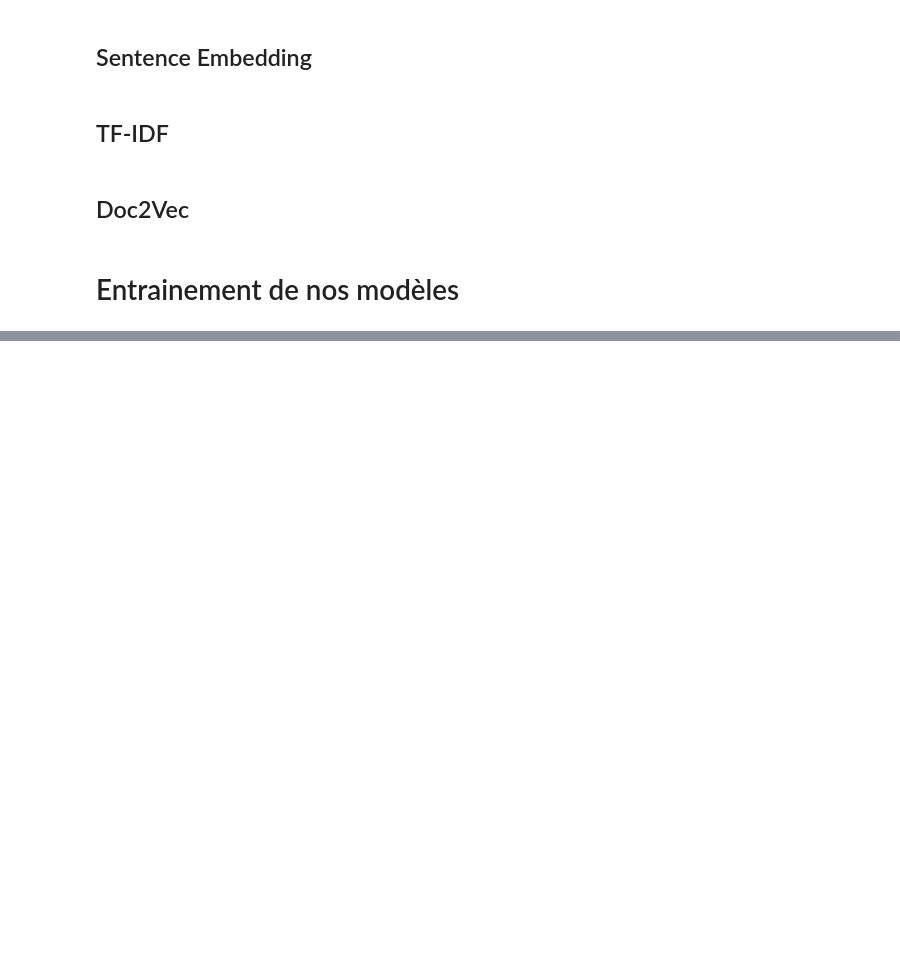
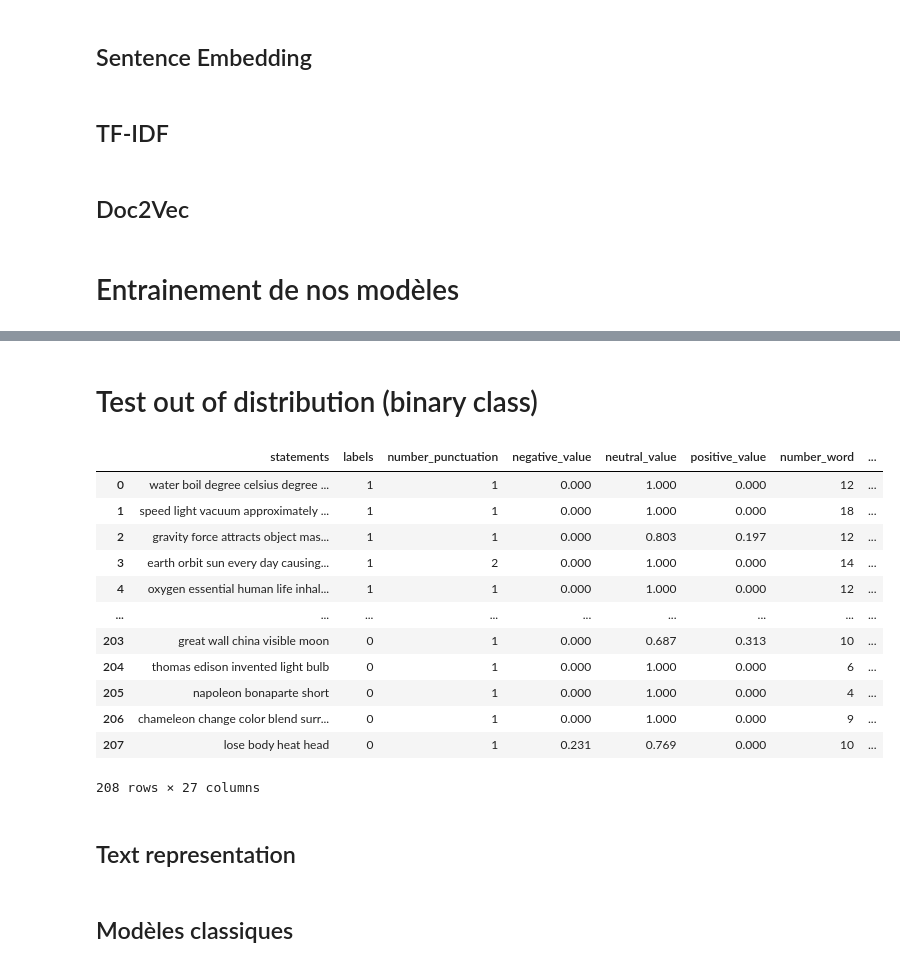
Before and after one commit to YanisPerrin/IFT-714-NLP-, a Jupyter notebook: src/Projet_final.ipynb, the cells around one changed output, grey strips where cells are left out. Drawn from its saved outputs; the diff is of its cells as text; code cells hidden in the pictures; blank space fills up the shorter version.

```diff
--- a/src/Projet_final.ipynb
+++ b/src/Projet_final.ipynb
@@ -340,0 +454,27 @@ Précision des forêts aléatoires : 31.67%
+# %%
+train.name = 'Entrainement'
+test.name = 'Test'
+
+# on fit le tokenizer de keras
+preprocessor.fit_keras_tokenizer(train, "statements")
+
+# on récupére les séquences de text paddées
+train_text_features = preprocessor.get_padded_senquences(train, "statements")
+test_text_features = preprocessor.get_padded_senquences(test, "statements")
+
+# on sépare les caractéristiques (text, numériques)
+train_non_text_features = np.array(train[train.columns[2:]])
+test_non_text_features = np.array(test[test.columns[2:]])
+
+# paramètres du LSTM
+max_sequence_length = preprocessor.get_max_senquence_length()
+embedding_dim = 100
+lstm_units = 128
+nb_classes = len(np.unique(train["labels"]))
+non_text_dim = train_non_text_features.shape[1]
+
+# Entrainement et test du modèle
+lstm = classifier.LSTMDenseModel.LSTMDenseModel(lstm_units, embedding_dim, non_text_dim,  max_sequence_length, nb_classes)
+lstm.compile_model()
+lstm.train_model(train_text_features , train_non_text_features, np.array(train["labels"]), epochs=10, batch_size=32)
+lstm.test_model(test_text_features, test_non_text_features, np.array(test["labels"]))
@@ -340,0 +499,31 @@ Précision des forêts aléatoires : 31.67%
+# %% [markdown]
+# Test out of distribution (binary class)
+# %%
+test_ood = pd.read_csv("../data/test_ood.csv", index_col=0)
+
+# On ne garde toutes les colones sauf ceux des crédits
+train_ood = train.drop(train.columns[2:7], axis=1)
+train_ood = preprocessor.tranform_into_binary_classification(train_ood)
+
+# On récupère les caractéristiques liés au test
+test_ood.name = "Test (Out of Distribution)"
+test_ood = features_extraction.process_extraction(test_ood)
+test_ood['statements'] = test_ood['statements'].progress_apply(preprocessor.preprocessing_text)
+# %%
+test_ood
+# %% [output]
+|  | statements | labels | number_punctuation | negative_value | neutral_value | positive_value | number_word | ... |
+| 0 | water boil degree celsius degree ... | 1 | 1 | 0.000 | 1.000 | 0.000 | 12 | ... |
+| 1 | speed light vacuum approximately ... | 1 | 1 | 0.000 | 1.000 | 0.000 | 18 | ... |
+| 2 | gravity force attracts object mas... | 1 | 1 | 0.000 | 0.803 | 0.197 | 12 | ... |
+| 3 | earth orbit sun every day causing... | 1 | 2 | 0.000 | 1.000 | 0.000 | 14 | ... |
+| 4 | oxygen essential human life inhal... | 1 | 1 | 0.000 | 1.000 | 0.000 | 12 | ... |
+| ... | ... | ... | ... | ... | ... | ... | ... | ... |
+| 203 | great wall china visible moon | 0 | 1 | 0.000 | 0.687 | 0.313 | 10 | ... |
+| 204 | thomas edison invented light bulb | 0 | 1 | 0.000 | 1.000 | 0.000 | 6 | ... |
+| 205 | napoleon bonaparte short | 0 | 1 | 0.000 | 1.000 | 0.000 | 4 | ... |
+| 206 | chameleon change color blend surr... | 0 | 1 | 0.000 | 1.000 | 0.000 | 9 | ... |
+| 207 | lose body heat head | 0 | 1 | 0.231 | 0.769 | 0.000 | 10 | ... |
+208 rows × 27 columns
+# %% [markdown]
+## Text representation
@@ -340,0 +561,2 @@ Précision des forêts aléatoires : 31.67%
+# %% [markdown]
+## Modèles classiques
```
Also changed, not shown: parts of 27 cells of this notebook, 5 other files.
